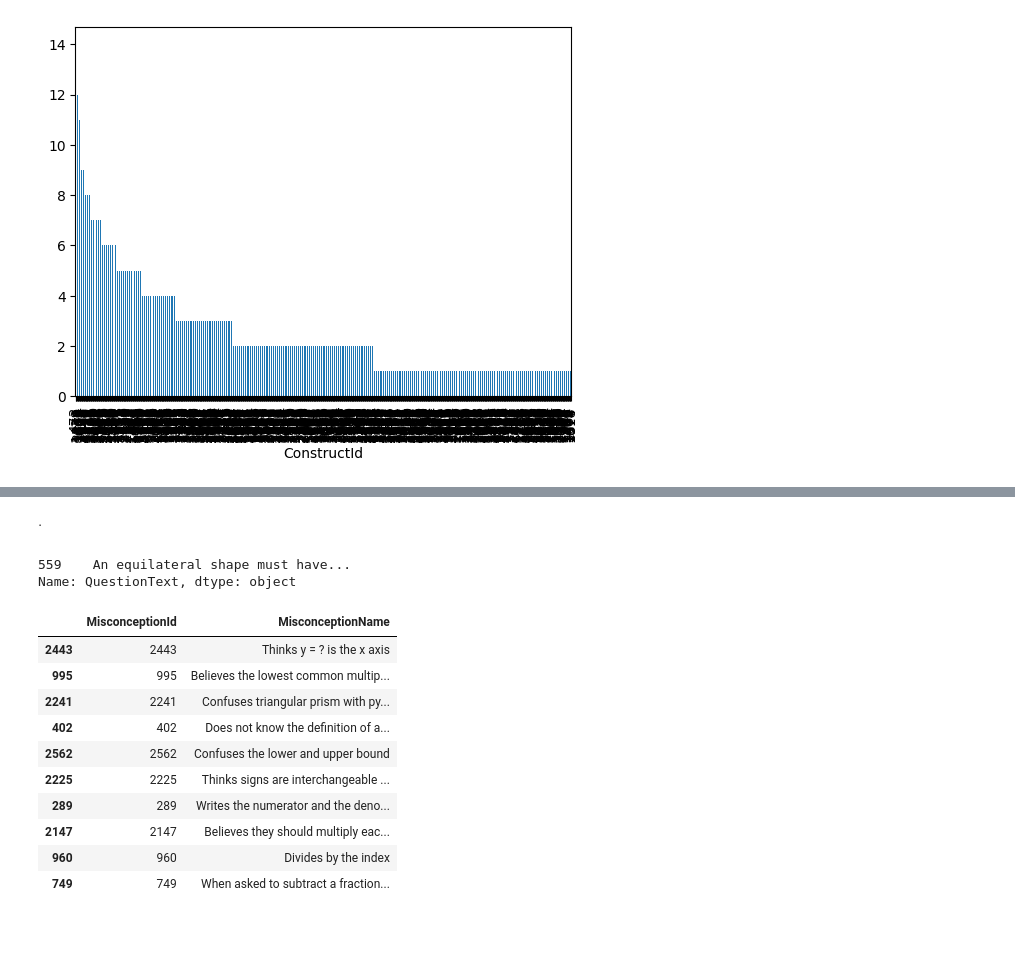
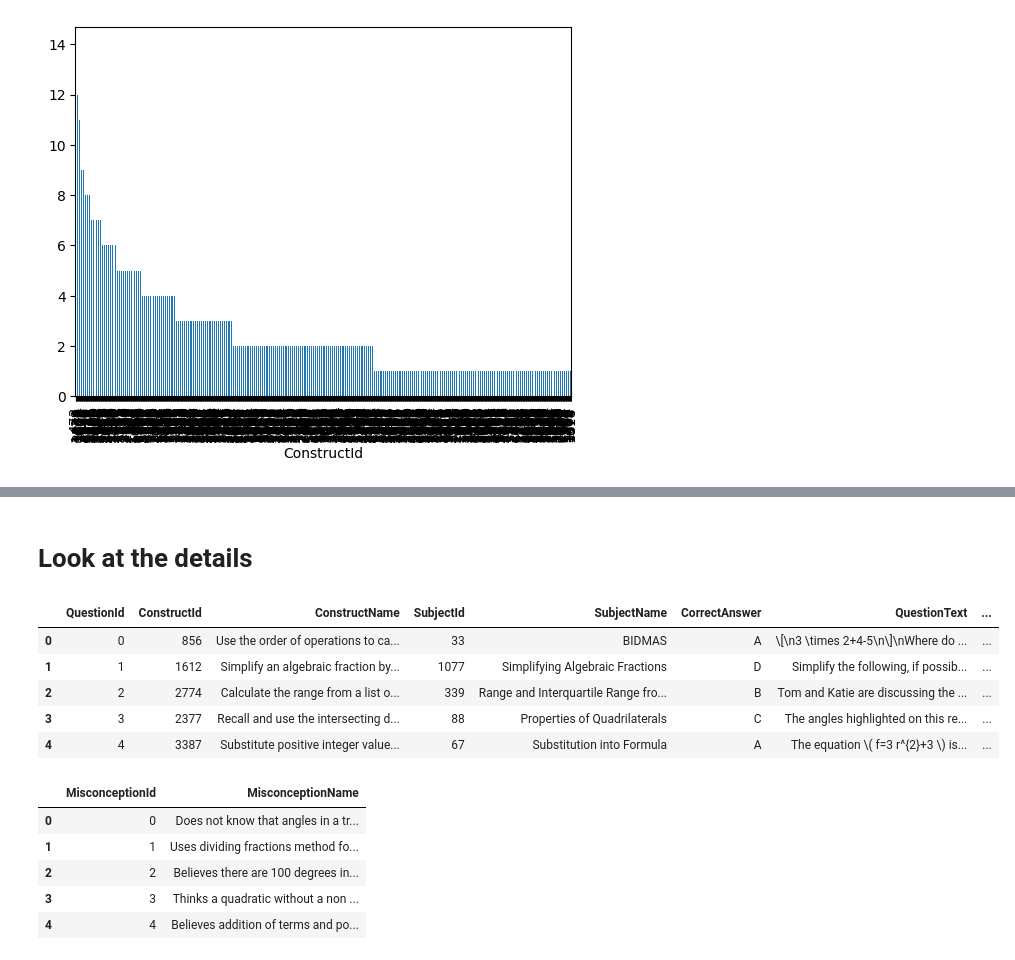
Before and after one commit to evanarlian/kaggle-eedi, a Jupyter notebook: eda.ipynb, the cells around one changed output, grey strips where cells are left out. Saved outputs shown, nothing was run; the diff lists cells and outputs as text; code cells hidden in the pictures; blank space fills up the shorter version.

```diff
--- a/eda.ipynb
+++ b/eda.ipynb
@@ -115,23 +70,18 @@ An equilateral shape must have...
-# %%
-ipd.Math("\\cdot")
-# %% [output]
-$\displaystyle \cdot$
-# %%
-row["QuestionText"]
-# %% [output]
-559    An equilateral shape must have...
-Name: QuestionText, dtype: object
-# %%
-df_misc.sample(10)
-# %% [output]
-|  | MisconceptionId | MisconceptionName |
-| 2443 | 2443 | Thinks y = ? is the x axis |
-| 995 | 995 | Believes the lowest common multip... |
-| 2241 | 2241 | Confuses triangular prism with py... |
-| 402 | 402 | Does not know the definition of a... |
-| 2562 | 2562 | Confuses the lower and upper bound |
-| 2225 | 2225 | Thinks signs are interchangeable ... |
-| 289 | 289 | Writes the numerator and the deno... |
-| 2147 | 2147 | Believes they should multiply eac... |
-| 960 | 960 | Divides by the index |
-| 749 | 749 | When asked to subtract a fraction... |
+# %% [markdown]
+# Look at the details
+# %%
+display(df_train.head())
+display(df_mis.head())
+# %% [output]
+|  | QuestionId | ConstructId | ConstructName | SubjectId | SubjectName | CorrectAnswer | QuestionText | ... |
+| 0 | 0 | 856 | Use the order of operations to ca... | 33 | BIDMAS | A | \[\n3 \times 2+4-5\n\]\nWhere do ... | ... |
+| 1 | 1 | 1612 | Simplify an algebraic fraction by... | 1077 | Simplifying Algebraic Fractions | D | Simplify the following, if possib... | ... |
+| 2 | 2 | 2774 | Calculate the range from a list o... | 339 | Range and Interquartile Range fro... | B | Tom and Katie are discussing the ... | ... |
+| 3 | 3 | 2377 | Recall and use the intersecting d... | 88 | Properties of Quadrilaterals | C | The angles highlighted on this re... | ... |
+| 4 | 4 | 3387 | Substitute positive integer value... | 67 | Substitution into Formula | A | The equation \( f=3 r^{2}+3 \) is... | ... |
+|  | MisconceptionId | MisconceptionName |
+| 0 | 0 | Does not know that angles in a tr... |
+| 1 | 1 | Uses dividing fractions method fo... |
+| 2 | 2 | Believes there are 100 degrees in... |
+| 3 | 3 | Thinks a quadratic without a non ... |
+| 4 | 4 | Believes addition of terms and po... |
```
Also changed, not shown: parts of 21 cells of this notebook.
